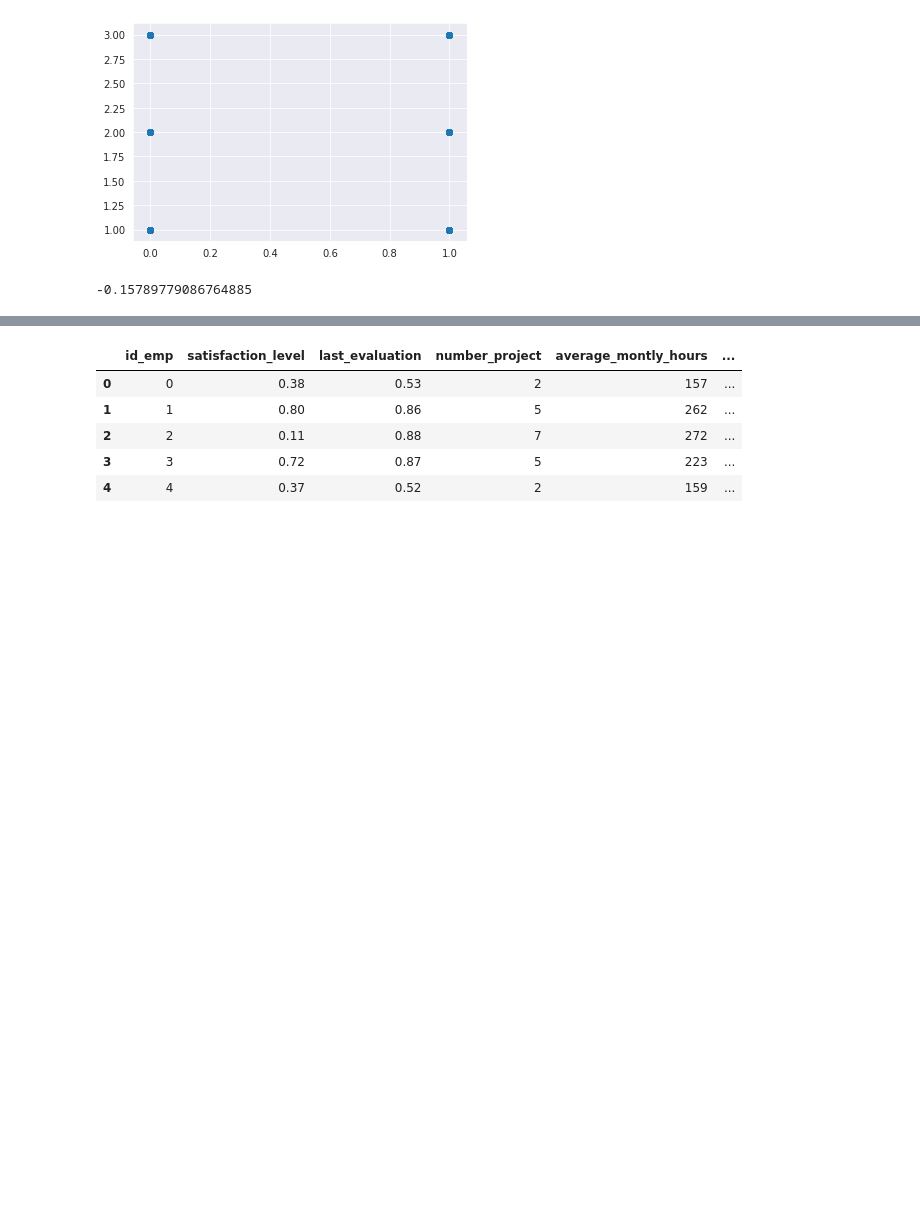
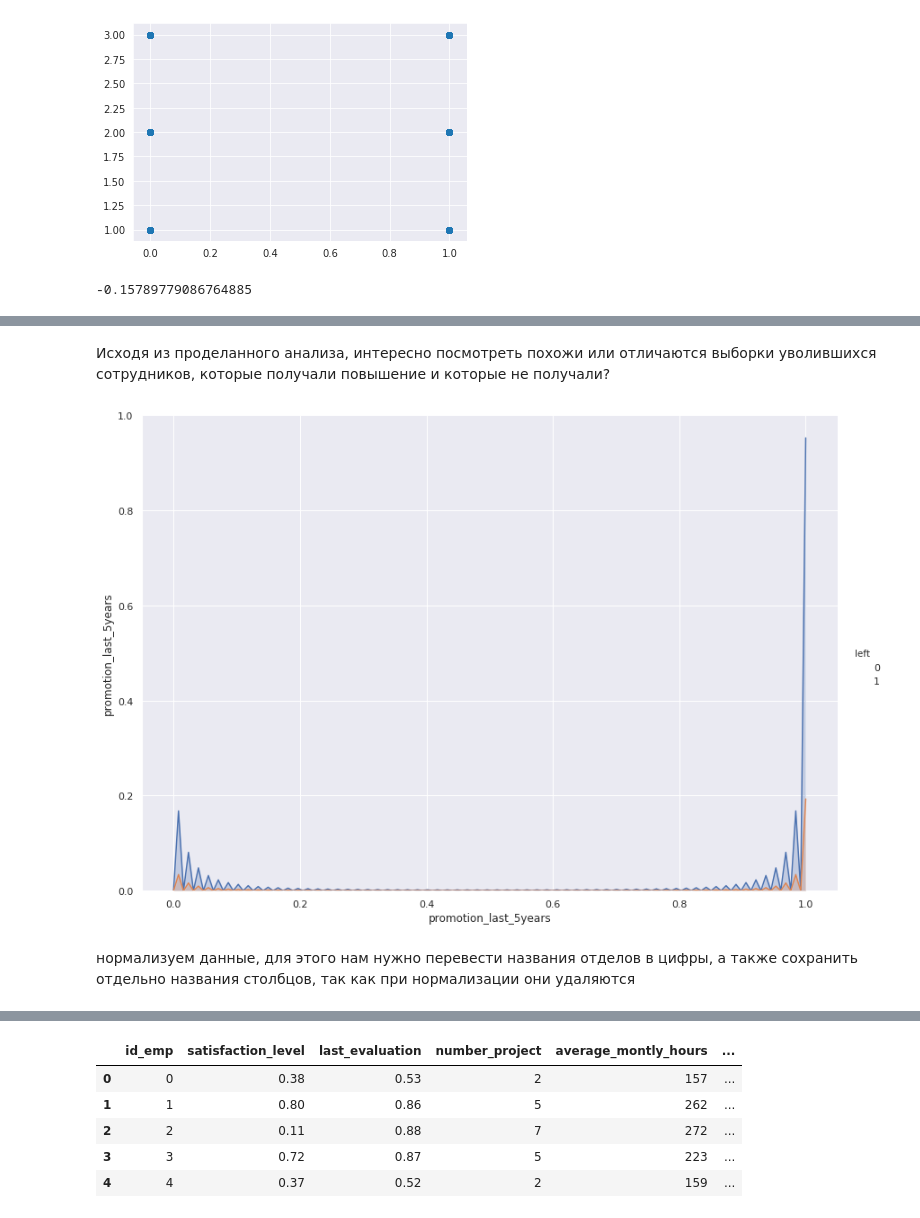
Before and after one commit to Geringer13/Netology_pyda, a Jupyter notebook: Diploma_work.ipynb, the cells around one changed output, grey strips where cells are left out. Cells and saved outputs as stored; diff of their text form; code cells hidden in the pictures; blank space fills up the shorter version.

```diff
--- a/Diploma_work.ipynb
+++ b/Diploma_work.ipynb
@@ -673,0 +695,11 @@ print(corr)
+# %% [markdown]
+Исходя из проделанного анализа, интересно посмотреть похожи или отличаются выборки уволившихся сотрудников, которые получали повышение и которые не получали?
+# %%
+# На этом графике мы видим, что количество сотрудников получивших повышение и оставшихся в компании существенно больше, чем тех, кто ушёл. Возможно причина ухода людей из компании
+# в том, что люди вкладывались в работу но не получали повышение.
+sns.set(rc={'figure.figsize':(25,25)})
+fig_1 = sns.pairplot(data=data, vars=["promotion_last_5years"], hue='left', height=8.27, aspect=11.7/8.27)
+# %% [output]
+[figure, added]
+# %% [markdown]
+нормализуем данные, для этого нам нужно перевести названия отделов в цифры, а также сохранить отдельно названия столбцов, так как при нормализации они удаляются
```
Also changed, not shown: parts of 18 cells of this notebook.
